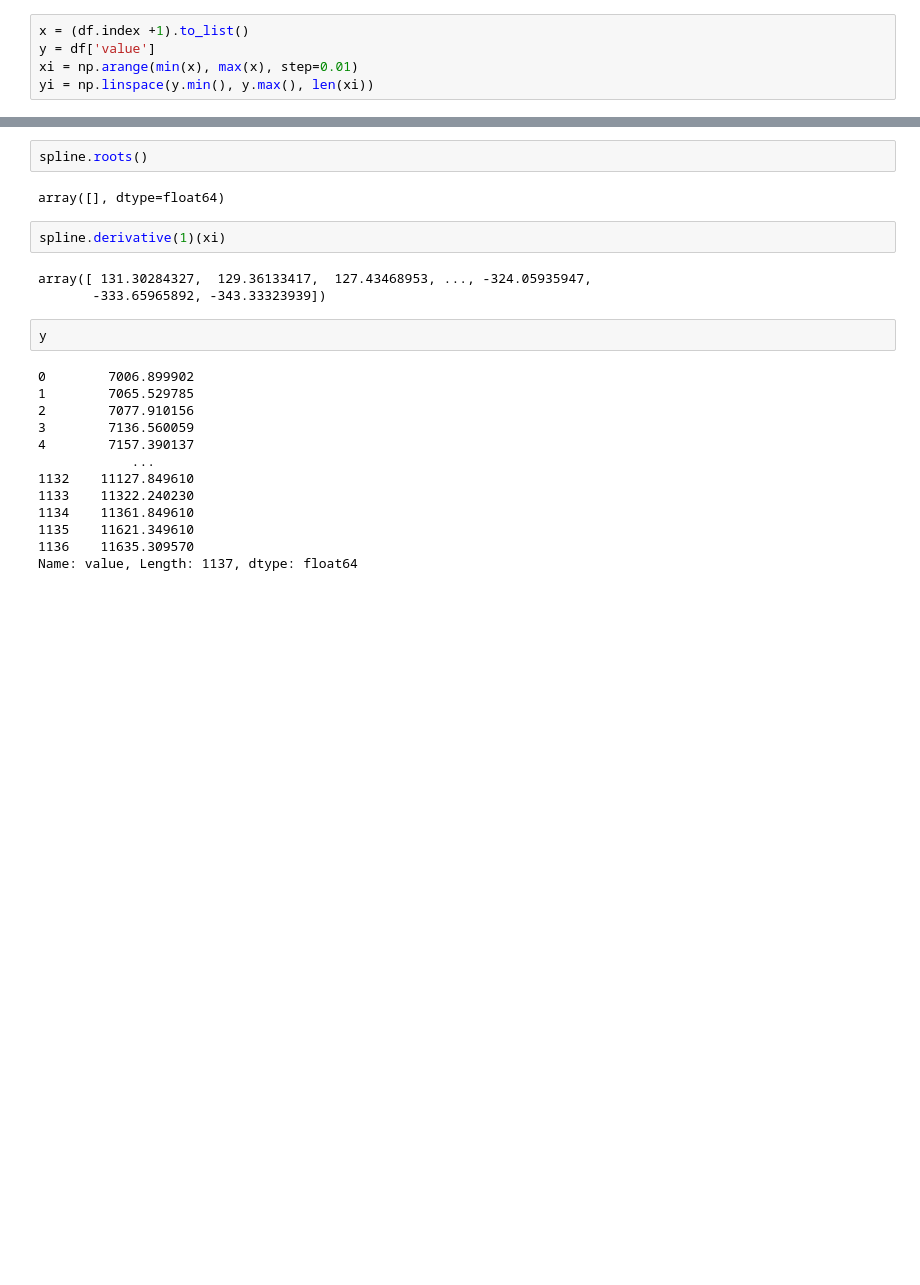
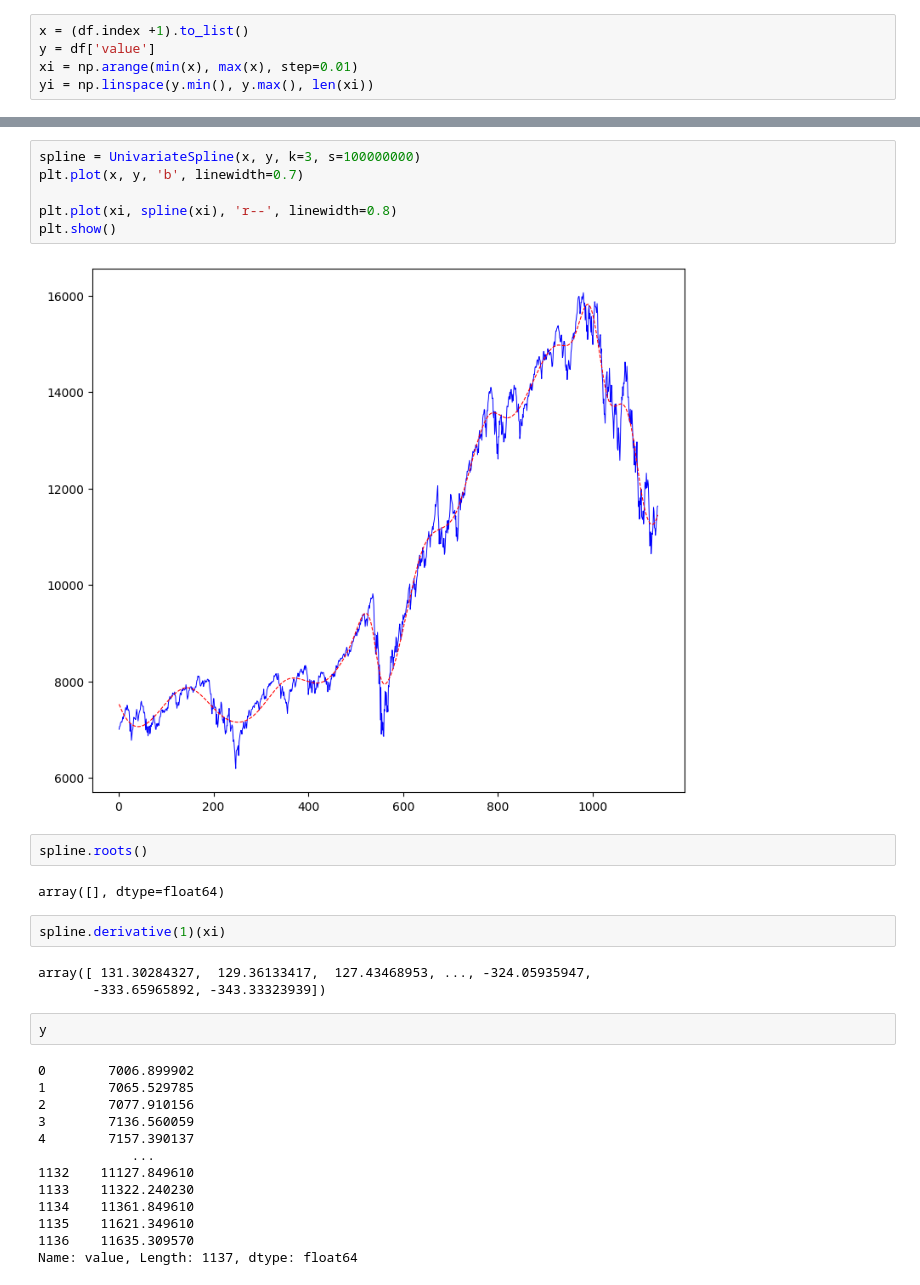
Before and after one commit to Karpovich-alex/phase-portrait-Nasdaq, a Jupyter notebook: SmoothSplines.ipynb, the cells around one changed output, grey strips where cells are left out. Saved outputs shown, nothing was run; the diff lists cells and outputs as text; blank space fills up the shorter version.

```diff
--- a/SmoothSplines.ipynb
+++ b/SmoothSplines.ipynb
@@ -56,3 +51,11 @@ plt.show()
+# %%
+spline = UnivariateSpline(x, y, k=3, s=100000000)
+plt.plot(x, y, 'b', linewidth=0.7)
+
+plt.plot(xi, spline(xi), 'r--', linewidth=0.8)
+plt.show()
+# %% [output]
+[figure, added]
 # %%
 spline.roots()
 # %% [output]
```
Also changed, not shown: parts of 7 cells of this notebook.
